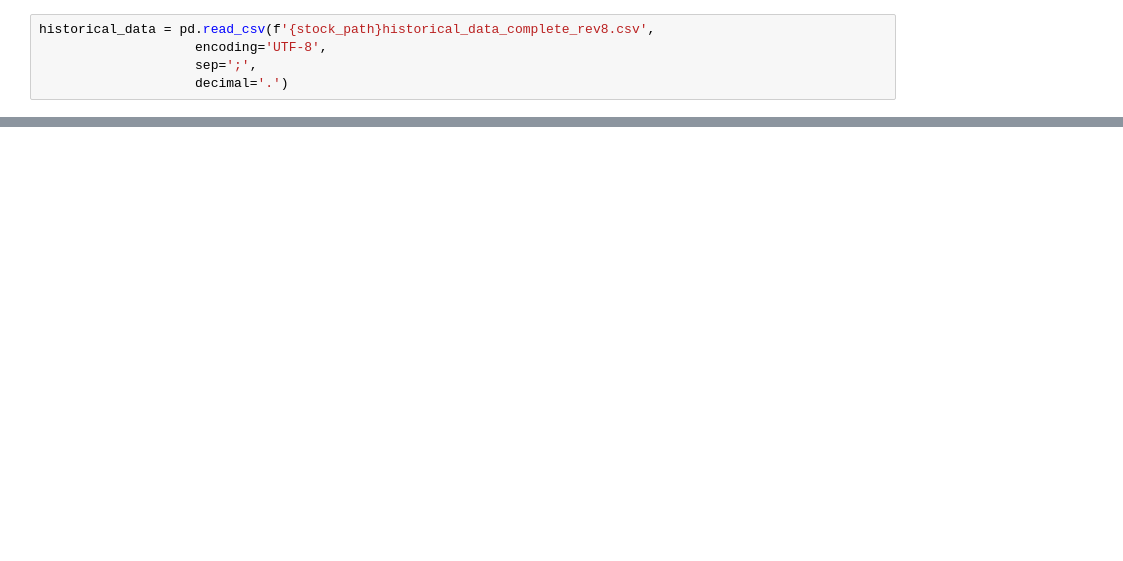
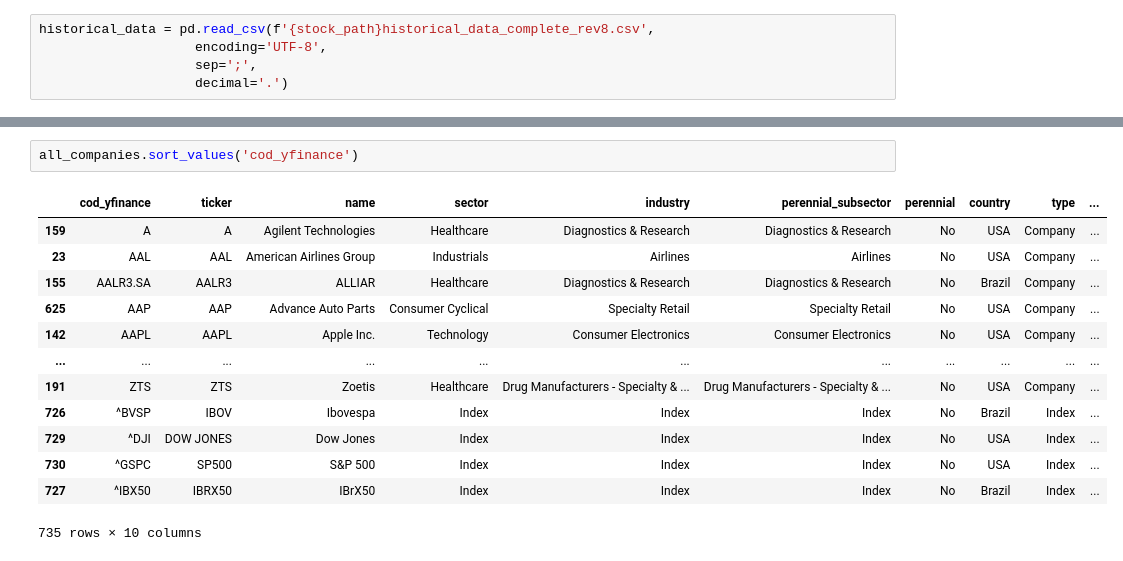
Before and after one commit to pedrolaender/05.Ironhack_Final_Project, a Jupyter notebook: final_project.ipynb, the cells around one changed output, grey strips where cells are left out. Saved outputs shown, nothing was run; the diff lists cells and outputs as text; blank space fills up the shorter version.

```diff
--- a/final_project.ipynb
+++ b/final_project.ipynb
@@ -2112,0 +2103,16 @@ historical_data = pd.read_csv(f'{stock_path}historical_data_complete_rev8.csv',
+# %%
+all_companies.sort_values('cod_yfinance')
+# %% [output]
+|  | cod_yfinance | ticker | name | sector | industry | perennial_subsector | perennial | country | type | ... |
+| 159 | A | A | Agilent Technologies | Healthcare | Diagnostics & Research | Diagnostics & Research | No | USA | Company | ... |
+| 23 | AAL | AAL | American Airlines Group | Industrials | Airlines | Airlines | No | USA | Company | ... |
+| 155 | AALR3.SA | AALR3 | ALLIAR | Healthcare | Diagnostics & Research | Diagnostics & Research | No | Brazil | Company | ... |
+| 625 | AAP | AAP | Advance Auto Parts | Consumer Cyclical | Specialty Retail | Specialty Retail | No | USA | Company | ... |
+| 142 | AAPL | AAPL | Apple Inc. | Technology | Consumer Electronics | Consumer Electronics | No | USA | Company | ... |
+| ... | ... | ... | ... | ... | ... | ... | ... | ... | ... | ... |
+| 191 | ZTS | ZTS | Zoetis | Healthcare | Drug Manufacturers - Specialty & ... | Drug Manufacturers - Specialty & ... | No | USA | Company | ... |
+| 726 | ^BVSP | IBOV | Ibovespa | Index | Index | Index | No | Brazil | Index | ... |
+| 729 | ^DJI | DOW JONES | Dow Jones | Index | Index | Index | No | USA | Index | ... |
+| 730 | ^GSPC | SP500 | S&P 500 | Index | Index | Index | No | USA | Index | ... |
+| 727 | ^IBX50 | IBRX50 | IBrX50 | Index | Index | Index | No | Brazil | Index | ... |
+735 rows × 10 columns
```
Also changed, not shown: parts of 115 cells of this notebook, 1 other file.
